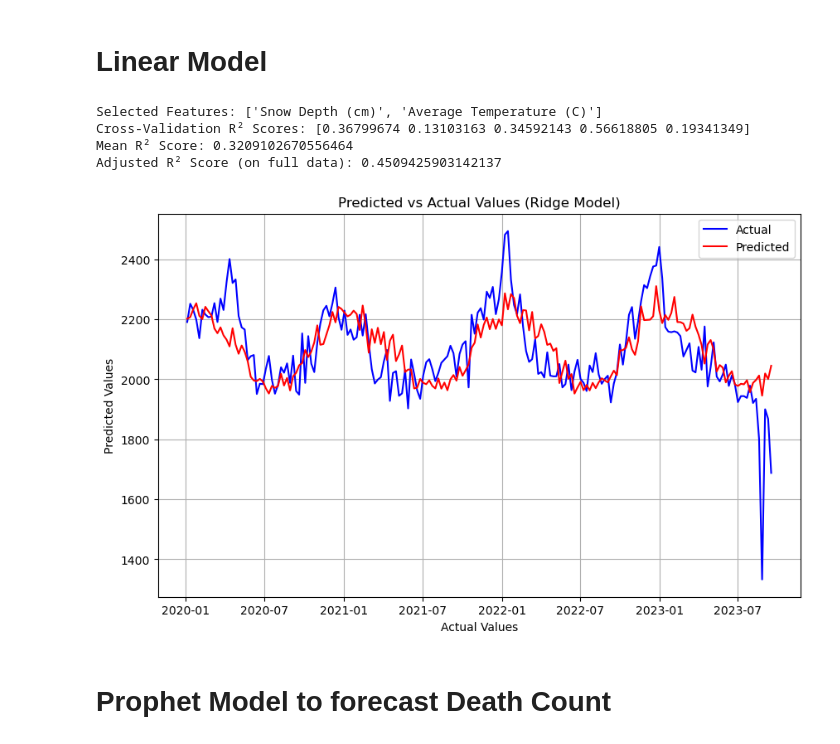
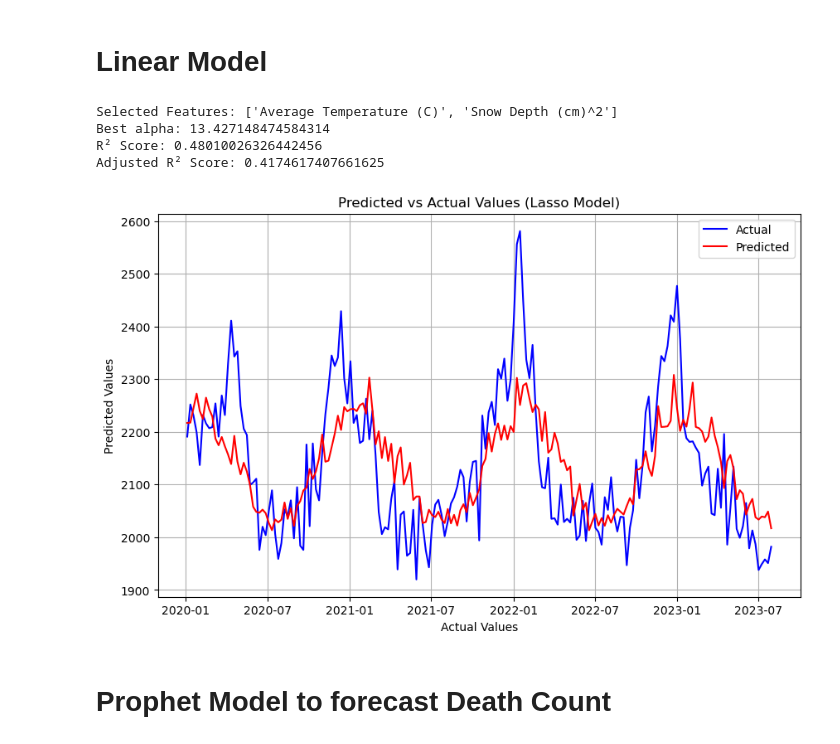
Before and after one commit to mohi-m/Mortality-Predictor, a Jupyter notebook: main.ipynb, the cells around one changed output. Saved outputs shown, nothing was run; the diff lists cells and outputs as text; code cells hidden in the pictures.

```diff
--- a/main.ipynb
+++ b/main.ipynb
@@ -200,13 +154,6 @@ plt.show()
 # %% [markdown]
 # Linear Model
 # %%
-from sklearn.preprocessing import PolynomialFeatures, StandardScaler
-from sklearn.feature_selection import RFECV
-from sklearn.linear_model import Ridge
-from sklearn.model_selection import cross_val_score
-from sklearn.metrics import r2_score
-import numpy as np
-
 predictors = ['Average Wind Speed (m/s)', 'Snowfall (cm)', 'Snow Depth (cm)',
               'Average Temperature (C)', 'Temprature Range (C)']
 label = 'Non Covid Deaths'
@@ -214,7 +161,7 @@ label = 'Non Covid Deaths'
 X = merged_dataset[predictors]
 y = merged_dataset[label]
 
-# Optional: Standardize features before polynomial expansion
+# Initialize and fit scaler
 scaler = StandardScaler()
 X_scaled = scaler.fit_transform(X)
 
@@ -222,52 +169,45 @@ X_scaled = scaler.fit_transform(X)
 poly = PolynomialFeatures(degree=2, include_bias=False)
 X_poly = poly.fit_transform(X_scaled)
 
-# Perform RFECV with Ridge
-ridge = Ridge(alpha=1.0)
-rfecv = RFECV(estimator=ridge, step=1, cv=5, scoring='r2')
-rfecv.fit(X_poly, y)
+# Use LassoCV to automatically select the best alpha
+lasso_cv = LassoCV(cv=5, random_state=42)
+lasso_cv.fit(X_poly, y)
 
-# Selected features
-selected_features = rfecv.support_
-selected_feature_names = [name for name, selected in zip(poly.get_feature_names_out(predictors), selected_features) if selected]
-X_selected = X_poly[:, selected_features]
+# Get predictions
+y_pred = lasso_cv.predict(X_poly)
 
-# Cross-validation R² scores
-cv_scores = cross_val_score(ridge, X_selected, y, cv=5, scoring='r2')
-mean_r2 = cv_scores.mean()
-
-# Fit final model to compute adjusted R²
-ridge.fit(X_selected, y)
-y_pred = ridge.predict(X_selected)
+# Calculate R² and adjusted R²
 r2 = r2_score(y, y_pred)
-n, p = X_selected.shape
+n, p = X_poly.shape
 adjusted_r2 = 1 - (1 - r2) * (n - 1) / (n - p - 1)
 
-# Output
-print("Selected Features:", selected_feature_names)
-print("Cross-Validation R² Scores:", cv_scores)
-print("Mean R² Score:", mean_r2)
-print("Adjusted R² Score (on full data):", adjusted_r2)
+# Get selected features
+feature_names = poly.get_feature_names_out(predictors)
+selected_features = [name for name, coef in zip(feature_names, lasso_cv.coef_) if coef != 0]
+
+# Output results
+print("Selected Features:", selected_features)
+print("Best alpha:", lasso_cv.alpha_)
+print("R² Score:", r2)
+print("Adjusted R² Score:", adjusted_r2)
 # %% [output]
-Selected Features: ['Snow Depth (cm)', 'Average Temperature (C)']
-Cross-Validation R² Scores: [0.36799674 0.13103163 0.34592143 0.56618805 0.19341349]
-Mean R² Score: 0.3209102670556464
-Adjusted R² Score (on full data): 0.4509425903142137
+Selected Features: ['Average Temperature (C)', 'Snow Depth (cm)^2']
+Best alpha: 13.427148474584314
+R² Score: 0.48010026326442456
+Adjusted R² Score: 0.4174617407661625
 # %%
-import matplotlib.pyplot as plt
-
 # Plot predicted vs actual values
 plt.figure(figsize=(10, 6))
 plt.plot(merged_dataset['Week Ending Date'], merged_dataset['Non Covid Deaths'], label='Actual', color='blue')
 plt.plot(merged_dataset['Week Ending Date'], y_pred, label='Predicted', color='red')
 plt.xlabel('Actual Values')
 plt.ylabel('Predicted Values')
-plt.title('Predicted vs Actual Values (Ridge Model)')
+plt.title('Predicted vs Actual Values (Lasso Model)')
 plt.legend()
 plt.grid()
 plt.show()
 # %% [output]
-[figure, old version]
+[figure, new version]
 # %% [markdown]
 # Prophet Model to forecast Death Count
 # %%
```
Also changed, not shown: parts of 10 cells of this notebook, 3 other files.
